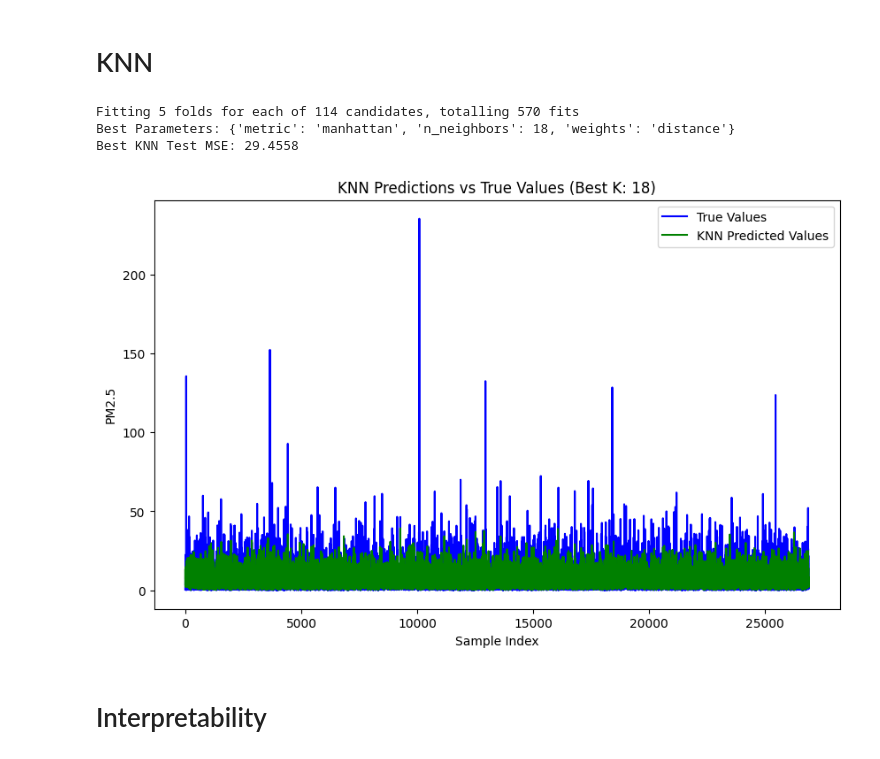
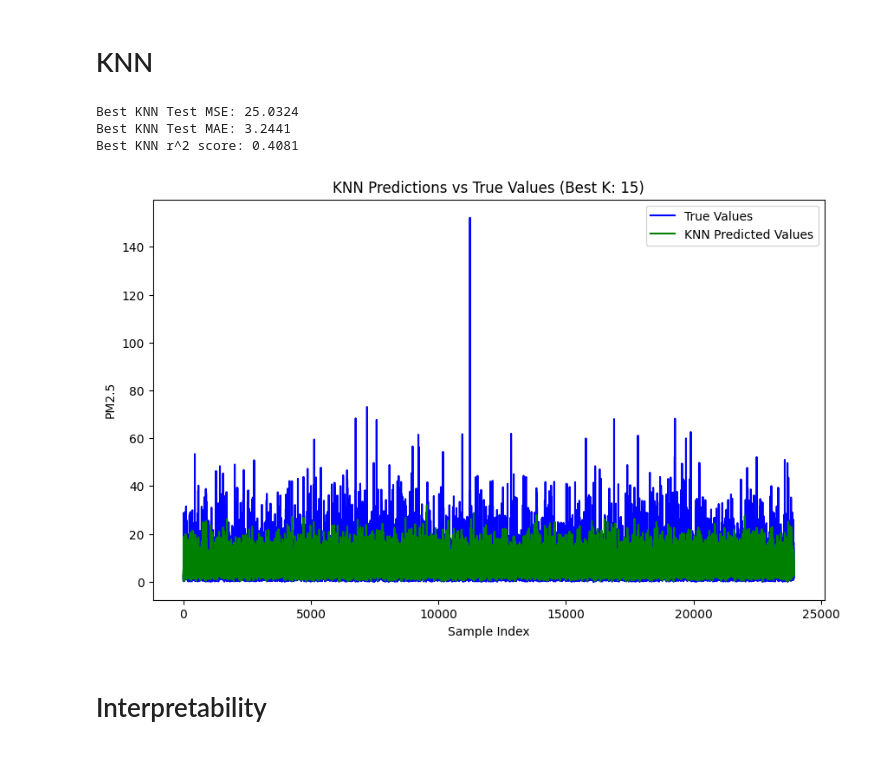
Before and after one commit to AsmitC/Austin_Trees, a Jupyter notebook: interpretability.ipynb, the cells around one changed output. Saved outputs shown, nothing was run; the diff lists cells and outputs as text; code cells hidden in the pictures.

```diff
--- a/interpretability.ipynb
+++ b/interpretability.ipynb
@@ -170,7 +170,7 @@ rf = grid.best_estimator_
 Best parameters: {'max_depth': 20, 'min_samples_leaf': 2, 'min_samples_split': 4, 'n_estimators': 250}
 Best mse: 16.04237449579302
 # %%
-rf_regressor = RandomForestRegressor(
+rf = RandomForestRegressor(
     n_estimators=250,         # Number of trees in the forest
     max_depth=20,           # Maximum depth of each tree
     min_samples_split=4,      # Minimum samples required to split a node
@@ -179,17 +179,18 @@ rf_regressor = RandomForestRegressor(
 )
 
 # Step 2: Fit the model
-rf_regressor.fit(X_train, y_train)
+rf.fit(X_train, y_train)
 
 # Step 3: Make predictions
-y_pred = rf_regressor.predict(X_test)
-
+y_pred = rf.predict(X_test)
 
 # Step 4: Evaluate the model
 mse = mean_squared_error(y_test, y_pred)
+mae = mean_absolute_error(y_test, y_pred)
 r2 = r2_score(y_test, y_pred)
 
 print(f"Mean Squared Error: {mse}")
+print(f"Mean Absolute Error: {mae}")
 print(f"R^2 Score: {r2}")
 # %% [output]
 Mean Squared Error: 16.145287846800496
@@ -199,11 +201,11 @@ R^2 Score: 0.6182386890929961
 # %%
 # Define the parameter grid for XGBoost
 param_grid = {
-    'max_depth': [10, 11, 12], # 10
-    'learning_rate': [0.01, 0.02, 0.03], # 0.02
-    'n_estimators': [600, 700], # 600
-    'subsample': [0.8, 0.85, 0.9], # 0.9
-    'colsample_bytree': [0.8, 0.85, 0.9] # 0.8
+    'max_depth': [11, 12, 13], # 12
+    'learning_rate': [0.02, 0.03, 0.04], # 0.03
+    'n_estimators': [700, 750, 800], # 600
+    'subsample': [0.85, 0.9], # 0.9
+    'colsample_bytree': [0.85, 0.9] # 0.8
 }
 
 # Initialize the XGBoost regressor
@@ -550,7 +608,7 @@ X_test_scaled = scaler.transform(X_test)
 
 # Define the parameter grid for GridSearchCV
 param_grid = {
-    'n_neighbors': range(1, 20),  # Number of neighbors to consider
+    'n_neighbors': range(8, 20),  # Number of neighbors to consider
     'weights': ['uniform', 'distance'],  # Uniform weights or distance-based
     'metric': ['euclidean', 'manhattan', 'minkowski']  # Distance metrics
 }
@@ -563,37 +621,41 @@ grid_search = GridSearchCV(
     scoring='neg_mean_squared_error',
     verbose=1,
     n_jobs=-1
 )
 
 # Fit GridSearchCV to the training data
 grid_search.fit(X_train_scaled, y_train)
 
 # Get the best model and its parameters
 best_knn = grid_search.best_estimator_
 best_params = grid_search.best_params_
 print(f"Best Parameters: {best_params}")
 
 # Predict on the test set using the best KNN model
 y_pred_knn = best_knn.predict(X_test_scaled)
 
 # Calculate the MSE for the best KNN model
 mse_knn = mean_squared_error(y_test, y_pred_knn)
+mae_knn = mean_absolute_error(y_test, y_pred_knn)
+r2_knn = r2_score(y_test, y_pred_knn)
 print(f"Best KNN Test MSE: {mse_knn:.4f}")
+print(f"Best KNN Test MAE: {mae_knn:.4f}")
+print(f"Best KNN r^2 score: {r2_knn:.4f}")
 
 # Plot the true values vs the KNN predictions
 plt.figure(figsize=(10, 6))
 plt.plot(y_test.to_numpy(), label="True Values", color="blue")
 plt.plot(y_pred_knn, label="KNN Predicted Values", color="green")
 plt.legend()
 plt.title(f"KNN Predictions vs True Values (Best K: {best_params['n_neighbors']})")
 plt.xlabel("Sample Index")
 plt.ylabel("PM2.5")
 plt.show()
 # %% [output]
-Fitting 5 folds for each of 114 candidates, totalling 570 fits
-Best Parameters: {'metric': 'manhattan', 'n_neighbors': 18, 'weights': 'distance'}
-Best KNN Test MSE: 29.4558
+Best KNN Test MSE: 25.0324
+Best KNN Test MAE: 3.2441
+Best KNN r^2 score: 0.4081
-[figure, old version]
+[figure, new version]
 # %% [markdown]
 # Interpretability
 # %%
```
Also changed, not shown: parts of 7 cells of this notebook.
